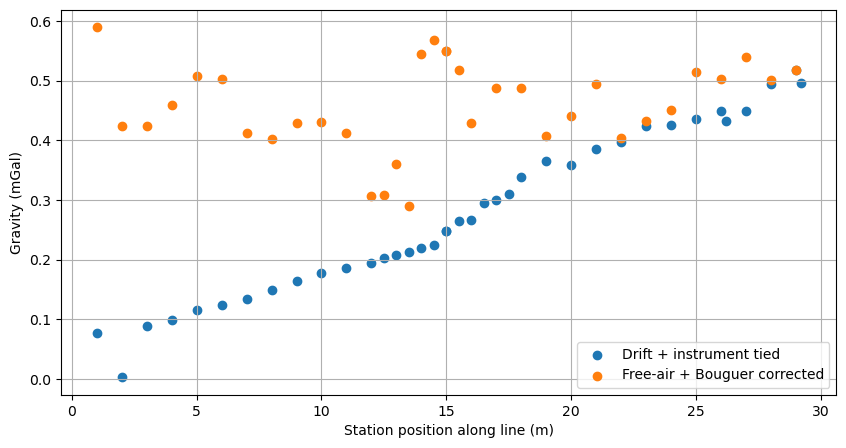
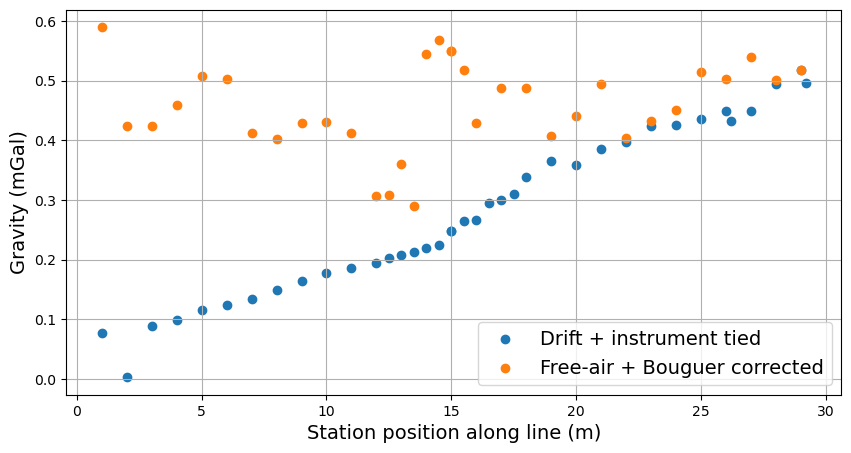
The notebook cell's code change between the first figure and the second:
--- before
+++ after
@@ -15,9 +15,9 @@
 )
 
-plt.xlabel("Station position along line (m)")
-plt.ylabel("Gravity (mGal)")
+plt.xlabel("Station position along line (m)", fontsize=14)
+plt.ylabel("Gravity (mGal)", fontsize=14)
 #plt.title("Gravity Before and After Elevation/Mass Corrections")
 plt.grid(True)
-plt.legend()
+plt.legend(fontsize=14)
 plt.savefig(
     "../../figures/Final_figures/Grav_FreeAir_Bouguer_Correction_Comparison.png",

Commit: updating figure fontsize